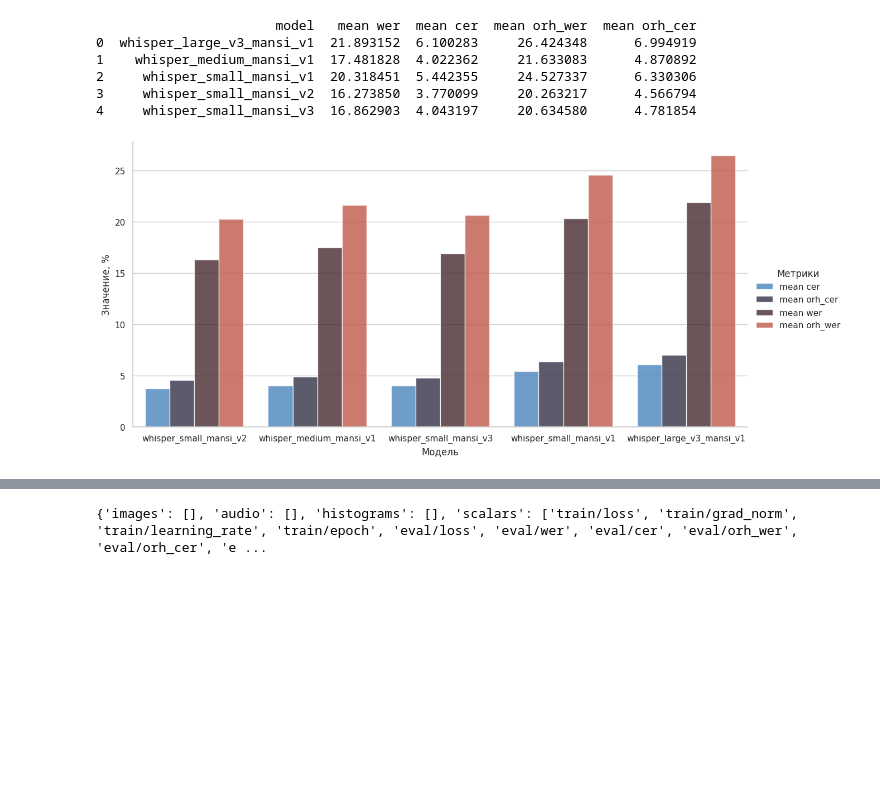
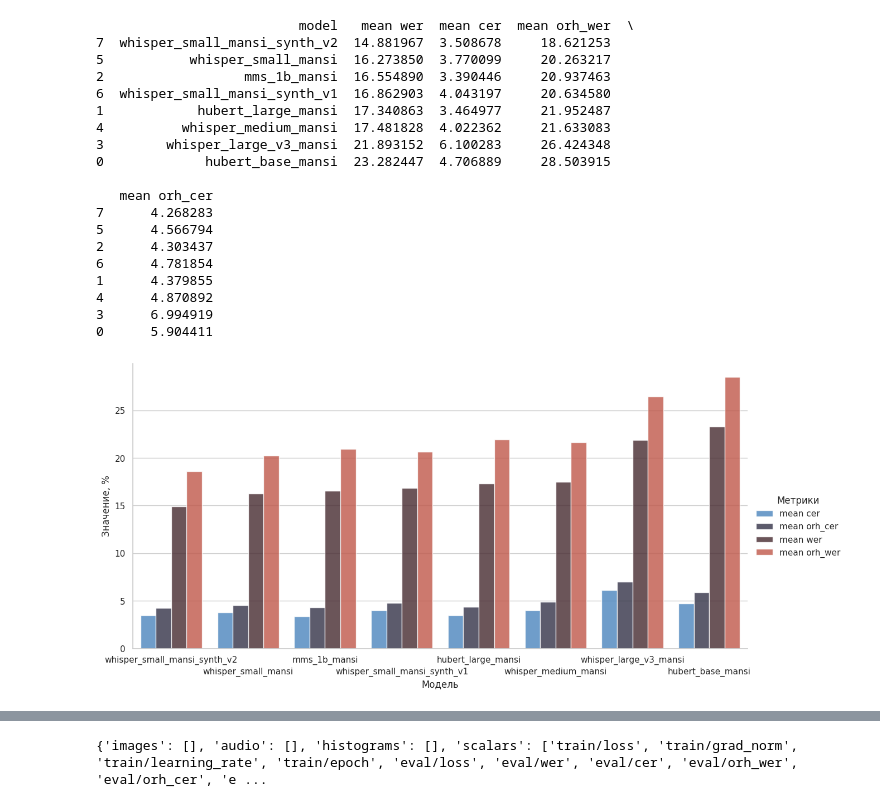
Before and after one commit to AMRPH/mansi-language-models, a Jupyter notebook: stt/analysis.ipynb, the cells around one changed output, grey strips where cells are left out. Saved outputs shown, nothing was run; the diff lists cells and outputs as text; code cells hidden in the pictures; blank space fills up the shorter version.

```diff
--- a/stt/analysis.ipynb
+++ b/stt/analysis.ipynb
@@ -68,10 +81,14 @@ predicts_whisper_small_mansi_v3_synth['model'] = 'whisper_small_mansi_v3'
 # %%
 orig_dataset = pd.concat([
-    predicts_whisper_large_v3_mansi_v1,
-    predicts_whisper_medium_mansi_v1,
-    predicts_whisper_small_mansi_v1,
+    predicts_hubert_base_mansi,
+    predicts_hubert_large_mansi,
+    predicts_mms_1b_mansi,
+    predicts_whisper_large_v3_mansi,
+    predicts_whisper_medium_mansi,
+    # predicts_whisper_small_mansi_v1,
     predicts_whisper_small_mansi_v2,
-    predicts_whisper_small_mansi_v3_synth
+    predicts_whisper_small_mansi_synth_v1,
+    predicts_whisper_small_mansi_synth_v2
     ], ignore_index=True)
 
 dataset = orig_dataset[orig_dataset['cer'] < 100]
@@ -79,48 +96,69 @@ dataset = dataset[dataset['wer'] < 100]
 # %%
 sns.set_theme(style="whitegrid")
 
-data = dataset.drop(columns=['whisper_out', 'label'])
+data = dataset.drop(columns=['model_out', 'label', ])
 data = data.groupby("model", as_index=False).mean()
+data = data.sort_values("wer", ascending=True)
 data = data.rename(columns={
     'wer': 'mean wer',
     'cer': 'mean cer',
     'orh_wer': 'mean orh_wer',
     'orh_cer': 'mean orh_cer'
 })
 print(data)
 
 data = data.melt(
     id_vars=["model"],
     var_name="metrics",
     value_name="value"
 )
 
-data = data.sort_values("value", ascending=True)
-
 g = sns.catplot(
     data=data,
     kind="bar",
     x="model",
     y="value",
     hue="metrics",
     errorbar=None,
+    hue_order=["mean cer", "mean orh_cer", "mean wer", "mean orh_wer"],
     palette="icefire",
     alpha=.8,
     height=6,
     aspect=2
 )
 
 
 
+for i, label in enumerate(g.ax.get_xticklabels()):
+    if i % 2 == 0:
+        label.set_y(0)
+    else:
+        label.set_y(-0.04)
+
+
+
 g.set_axis_labels("Модель", "Значение, %")
 g.legend.set_title("Метрики")
 g.savefig("stt mean метрики.png", dpi=600, bbox_inches="tight")
 # %% [output]
-                       model   mean wer  mean cer  mean orh_wer  mean orh_cer
-0  whisper_large_v3_mansi_v1  21.893152  6.100283     26.424348      6.994919
-1    whisper_medium_mansi_v1  17.481828  4.022362     21.633083      4.870892
-2     whisper_small_mansi_v1  20.318451  5.442355     24.527337      6.330306
-3     whisper_small_mansi_v2  16.273850  3.770099     20.263217      4.566794
-4     whisper_small_mansi_v3  16.862903  4.043197     20.634580      4.781854
+                          model   mean wer  mean cer  mean orh_wer  \
+7  whisper_small_mansi_synth_v2  14.881967  3.508678     18.621253
+5           whisper_small_mansi  16.273850  3.770099     20.263217
+2                  mms_1b_mansi  16.554890  3.390446     20.937463
+6  whisper_small_mansi_synth_v1  16.862903  4.043197     20.634580
+1            hubert_large_mansi  17.340863  3.464977     21.952487
+4          whisper_medium_mansi  17.481828  4.022362     21.633083
+3        whisper_large_v3_mansi  21.893152  6.100283     26.424348
+0             hubert_base_mansi  23.282447  4.706889     28.503915
+
+   mean orh_cer
+7      4.268283
+5      4.566794
+2      4.303437
+6      4.781854
+1      4.379855
+4      4.870892
+3      6.994919
+0      5.904411
-[figure, old version]
+[figure, new version]
 # %%
```
Also changed, not shown: parts of 11 cells of this notebook, 32 other files.
